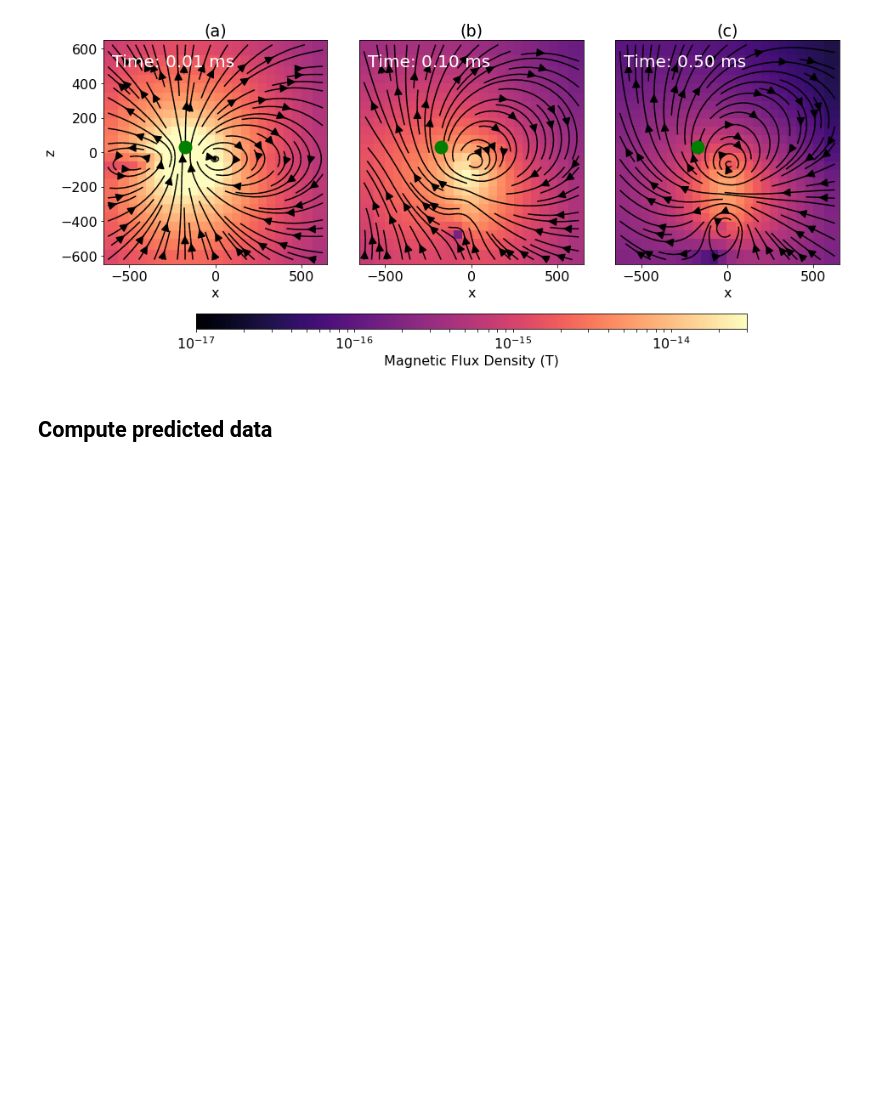
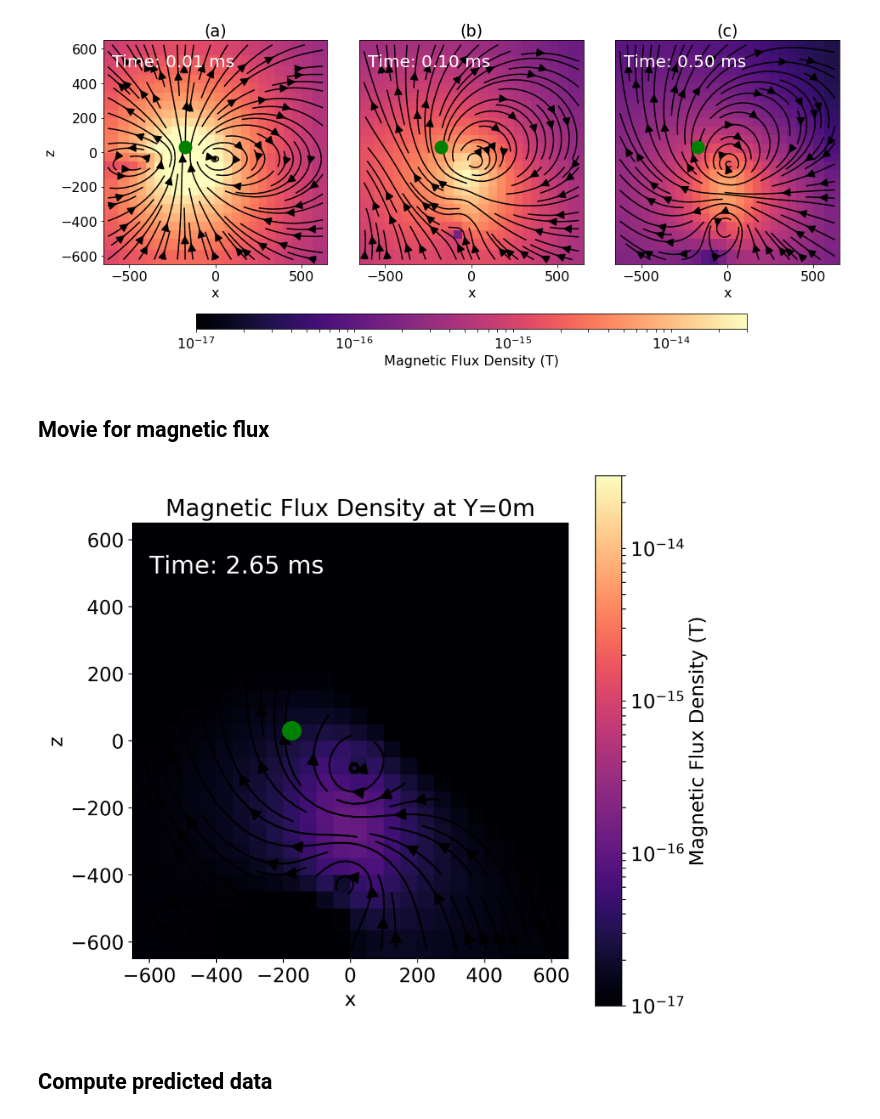
Before and after one commit to simpeg-research/heagy-2018-AEM, a Jupyter notebook: notebooks/TEM_VerticalConductor_2D_forward.ipynb, the cells around one changed output. Saved outputs shown, nothing was run; the diff lists cells and outputs as text; code cells hidden in the pictures; blank space fills up the shorter version.

```diff
--- a/notebooks/TEM_VerticalConductor_2D_forward.ipynb
+++ b/notebooks/TEM_VerticalConductor_2D_forward.ipynb
@@ -328,8 +382,9 @@ def getb_from_f2(src, f, actind_core):
     bz = Pfz2*(f[src, 'b'])
     return bx, by, bz
 # %%
-def viz_magnetic_flux(itime, iSrc, clim=None):
-    fig, ax = plt.subplots(1,1, figsize = (8,8))
+def viz_magnetic_flux(itime, iSrc, clim=None, ax=None, showcb=True, showit=True):
+    if ax is None:
+        fig, ax = plt.subplots(1,1, figsize = (8,8))
 
     location  = srcList[iSrc].loc
 
@@ -346,12 +401,17 @@ def viz_magnetic_flux(itime, iSrc, clim=None):
     ax.plot(location[0,0], location[0,2], 'go', ms=15)
 
     ax.text(-600, 500, ("Time: %.2f ms")%(prb.times[itime]*1e3), color='w', fontsize=20)
-    cb = plt.colorbar(dat1[0], ax = ax)
-    cb.set_label("Magnetic Flux Density (T)")
+
+    if showcb:
+        cb = plt.colorbar(dat1[0], ax = ax)
+        cb.set_label("Magnetic Flux Density (T)")
     ax.set_aspect(1)
     ax.set_title(("Magnetic Flux Density at Y=%.0fm")%(mesh_core.vectorCCy[indy]))
 
-    plt.show()
+    if showit:
+        plt.show()
+
+    return [d for d in dat1 + dat2]
 # %%
 ipywidgets.interact(
     viz_magnetic_flux,
@@ -402,6 +467,43 @@ cb = fig.colorbar(dat1[0], cbar_ax, orientation='horizontal')
 cb.set_label('Magnetic Flux Density (T)')
 # %% [output]
 [figure]
+# %% [markdown]
+## Movie for magnetic flux
+# %%
+make_movie = True
+save_mp4 = True
+# %%
+iSrc = 5
+clim=[1e-17, 3e-14]
+
+if make_movie:
+
+    fig, ax = plt.subplots(1, 1, figsize = (8, 8), dpi=290)
+
+    out = viz_magnetic_flux(itime=1, iSrc=iSrc, clim=clim, ax=ax, showcb=True, showit=False)
+
+    def init():
+        [o.set_array(None) for o in out if isinstance(o, collections.QuadMesh)]
+        return out
+
+    def update(t):
+        ax.patches = []
+        ax.lines = []
+        ax.clear()
+        return viz_magnetic_flux(itime=t, iSrc=iSrc, clim=clim, ax=ax, showcb=False, showit=False)
+
+    ani = animation.FuncAnimation(fig, update, np.arange(1, len(prb.times)), init_func=init, blit=False)
+
+    anihtml = ani.to_jshtml(fps=7)
+    HTML(anihtml)
+
+    if save_mp4:
+        ani.save(
+            "magnetic_flux.mp4", writer="ffmpeg", fps=7, dpi=250, bitrate=0,
+            metadata={"title":"TDEM magnetic flux in a plate", "artist":"Lindsey Heagy"}
+        )
+# %% [output]
+[figure, added]
 # %% [markdown]
 ## Compute predicted data
 # %%
```
Also changed, not shown: parts of 17 cells of this notebook.
